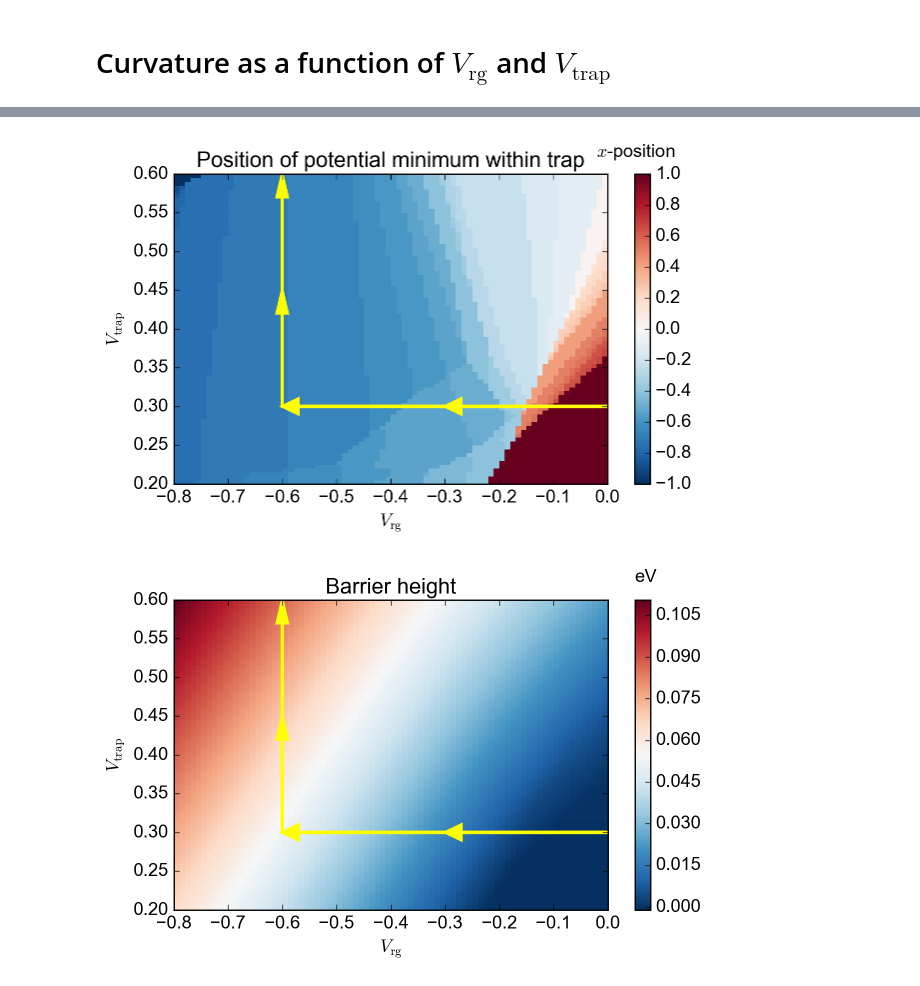
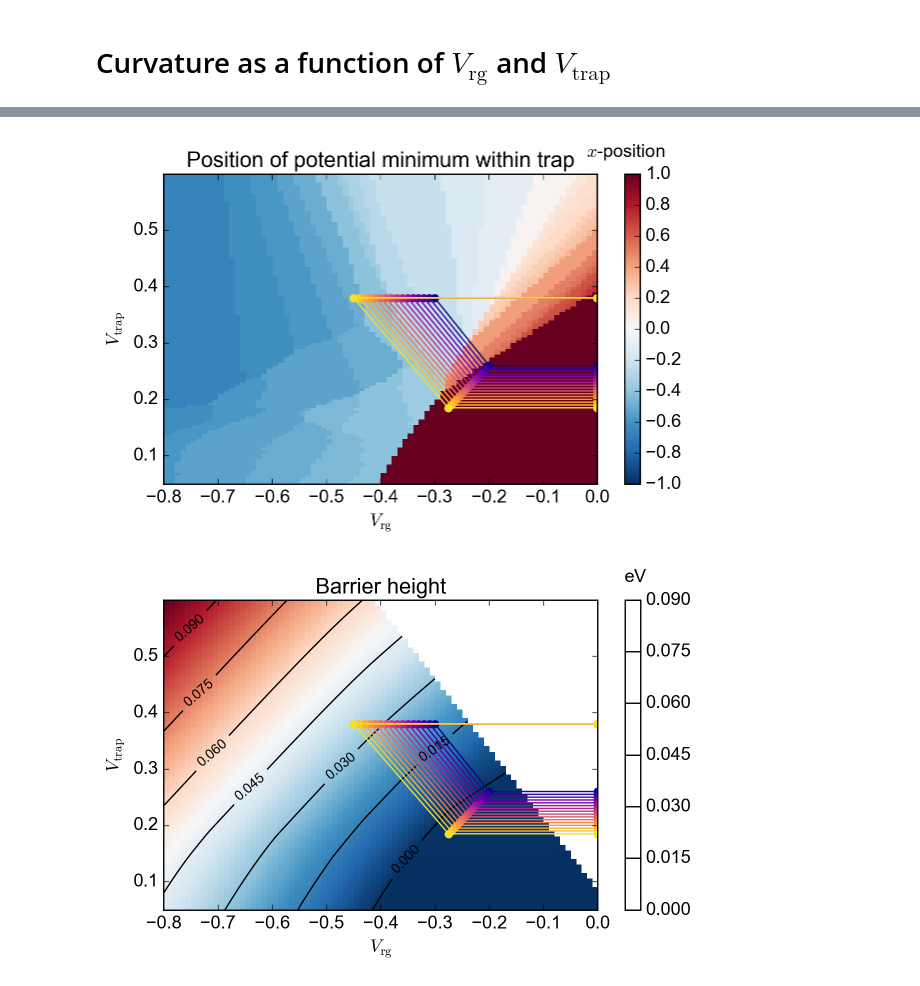
Before and after one commit to gkoolstra/ipython-notebooks, a Jupyter notebook: 20160530 - Master simulation notebook.ipynb, the cells around one changed output, grey strips where cells are left out. Saved outputs shown, nothing was run; the diff lists cells and outputs as text; code cells hidden in the pictures.

```diff
--- a/20160530 - Master simulation notebook.ipynb
+++ b/20160530 - Master simulation notebook.ipynb
@@ -860,15 +862,17 @@ x = output[0]['x']
 y = output[0]['y']
 
 resonator = 0.60
-Vtraps = np.arange(0.20, 0.605, 0.005)
+Vtraps = np.arange(0.05, 0.605, 0.005)
 Vresguards = np.arange(0.00, -0.81, -0.01)
-trapguard = 0.00
+trapguard = -0.10
 
+mu = 0.265
 fit_potential_minimum=True
 
 efreqs = np.zeros((len(Vtraps), len(Vresguards)))
 xposition = np.zeros((len(Vtraps), len(Vresguards)))
 barrier_height = np.zeros((len(Vtraps), len(Vresguards)))
+barrier_minus_mu = np.zeros((len(Vtraps), len(Vresguards)))
 
 for n, trap in tqdm(enumerate(Vtraps)):
     for m, resonatorguard in enumerate(Vresguards):
@@ -902,6 +906,7 @@ for n, trap in tqdm(enumerate(Vtraps)):
         efreqs[n,m] = f0
         xposition[n,m] = x[0, xidx]
         barrier_height[n,m] = combined_potential[int(len(y[:,0])/2), trap_xmax_idx] - combined_potential[yidx, xidx]
+        barrier_minus_mu[n,m] = combined_potential[int(len(y[:,0])/2), trap_xmax_idx] - mu
 # %%
 fig=plt.figure(figsize=(7.,4.))
 common.configure_axes(13)
@@ -936,34 +948,60 @@ plt.xlabel("$V_\mathrm{rg}$")
 plt.ylabel("$V_\mathrm{trap}$")
 plt.title("Position of potential minimum within trap")
 
-plt.arrow(0.0, 0.30, -0.3, 0.0, color='yellow', lw=2.0, length_includes_head=1)
-plt.arrow(-0.3, 0.3, -0.3, 0.0, color='yellow', lw=2.0, length_includes_head=1)
-plt.arrow(-0.6, 0.3, 0, 0.15, color='yellow', lw=2.0, length_includes_head=1)
-plt.arrow(-0.6, 0.45, 0, 0.15, color='yellow', lw=2.0, length_includes_head=1)
+vs = np.arange(-0.300, -0.450, -0.010)
+a = [-0.5*(vs[1]-vs[0]) * i for i in range(len(vs))]
+#a = [0.00, 0.005, 0.010, 0.015, 0.020]
+for i, v in enumerate(vs):
+    plt.plot([0.00, v, v + (0.100+a[i])/0.0025*0.0025, 0.00], [0.38, 0.38, 0.26-a[i], 0.26-a[i]],
+             '-o', mec='none', color=rgba(i, len(vs)))
 
-# common.save_figure(fig, save_path=r"/Users/gkoolstra/Documents/Code/iPythonNotebooks/Figures")
+
+# plt.arrow(0.0, 0.30, -0.3, 0.0, color='yellow', lw=2.0, length_includes_head=1)
+# plt.arrow(-0.3, 0.3, -0.3, 0.0, color='yellow', lw=2.0, length_includes_head=1)
+# plt.arrow(-0.6, 0.3, 0, 0.15, color='yellow', lw=2.0, length_includes_head=1)
+# plt.arrow(-0.6, 0.45, 0, 0.15, color='yellow', lw=2.0, length_includes_head=1)
+
+# common.save_figure(fig, save_path=r"/Volumes/slab-1/_Data/170422 - EonHe M018V6 with L3 etch/data/170711")
 # %% [output]
-[figure, old version]
+[figure, new version]
+# %%
+import matplotlib
+def rgba(i, N):
+    norm = matplotlib.colors.Normalize(vmin=0, vmax=N)
+    cmap = plt.cm.plasma
+    m = plt.cm.ScalarMappable(norm=norm, cmap=cmap)
+    return m.to_rgba(i)
 # %%
+Zm = ma.masked_where(barrier_minus_mu>0, -barrier_height)
+
 fig = plt.figure(figsize=(7.,4.))
 common.configure_axes(13)
-plt.pcolormesh(Vresguards, Vtraps, -barrier_height, cmap=plt.cm.RdBu_r)
+plt.pcolormesh(Vresguards, Vtraps, Zm, cmap=plt.cm.RdBu_r)
+CS = plt.contour(Vresguards, Vtraps, Zm, colors='k')
+plt.clabel(CS, colors='k', inline=1, fontsize=10)
 cbar = plt.colorbar()
 cbar.set_label("eV", labelpad=-40, x=1.10, y=1.10, rotation=0)
 plt.xlim(np.min(Vresguards), np.max(Vresguards))
 plt.ylim(np.min(Vtraps), np.max(Vtraps))
 plt.xlabel("$V_\mathrm{rg}$")
 plt.ylabel("$V_\mathrm{trap}$")
 plt.title("Barrier height")
 
-plt.arrow(0.0, 0.30, -0.3, 0.0, color='yellow', lw=2.0, length_includes_head=1)
-plt.arrow(-0.3, 0.3, -0.3, 0.0, color='yellow', lw=2.0, length_includes_head=1)
-plt.arrow(-0.6, 0.3, 0, 0.15, color='yellow', lw=2.0, length_includes_head=1)
-plt.arrow(-0.6, 0.45, 0, 0.15, color='yellow', lw=2.0, length_includes_head=1)
+vs = np.arange(-0.300, -0.450, -0.010)
+a = [-0.5*(vs[1]-vs[0]) * i for i in range(len(vs))]
+#a = [0.00, 0.005, 0.010, 0.015, 0.020]
+for i, v in enumerate(vs):
+    plt.plot([0.00, v, v + (0.100+a[i])/0.0025*0.0025, 0.00], [0.38, 0.38, 0.26-a[i], 0.26-a[i]],
+             '-o', mec='none', color=rgba(i, len(vs)))
+#     print(list(zip([0.00, v, v + (0.100+a[i])/0.0025*0.0025, 0.00], [0.38-0.12, 0.38-0.12, 0.26-a[i]-0.12, 0.26-a[i]-0.12])))
+# plt.arrow(0.0, 0.30, -0.3, 0.0, color='yellow', lw=2.0, length_includes_head=1)
+# plt.arrow(-0.3, 0.3, -0.3, 0.0, color='yellow', lw=2.0, length_includes_head=1)
+# plt.arrow(-0.6, 0.3, 0, 0.15, color='yellow', lw=2.0, length_includes_head=1)
+# plt.arrow(-0.6, 0.45, 0, 0.15, color='yellow', lw=2.0, length_includes_head=1)
 
-# common.save_figure(fig, save_path=r"/Users/gkoolstra/Documents/Code/iPythonNotebooks/Figures")
+# common.save_figure(fig, save_path=r"/Volumes/slab-1/_Data/170422 - EonHe M018V6 with L3 etch/data/170711")
 # %% [output]
-[figure, old version]
+[figure, new version]
 # %%
 import numpy.ma as ma
 
```
Also changed, not shown: parts of 7 cells of this notebook.
